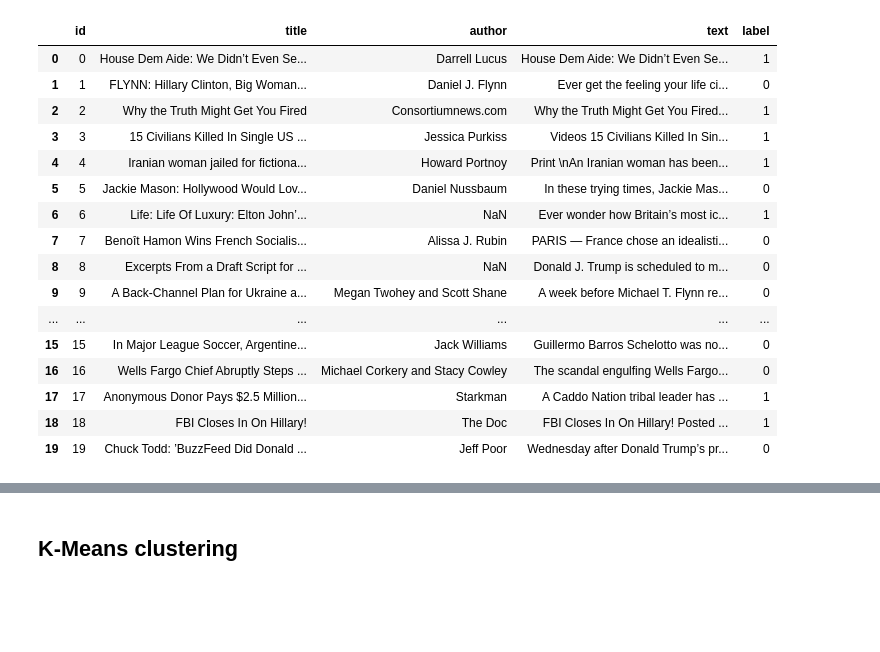
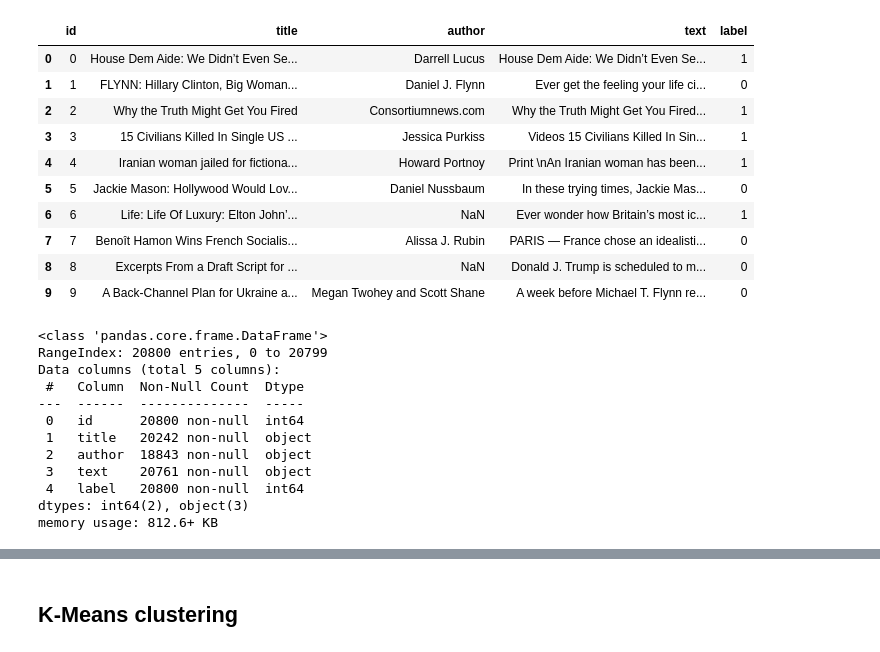
Before and after one commit to ihayet/EECS731_FakeNews_Project, a Jupyter notebook: notebooks/Kaggle_Featureextractions_clustering.ipynb, the cells around one changed output, grey strips where cells are left out. Saved outputs shown, nothing was run; the diff lists cells and outputs as text; code cells hidden in the pictures; blank space fills up the shorter version.

```diff
--- a/notebooks/Kaggle_Featureextractions_clustering.ipynb
+++ b/notebooks/Kaggle_Featureextractions_clustering.ipynb
@@ -9,21 +10,30 @@ from sklearn.neighbors import NearestNeighbors
 # %%
 dataset=pd.read_csv("../data/train.csv")
-dataset.head(20)
+dataset.head(10)
 # %% [output]
 |  | id | title | author | text | label |
 | 0 | 0 | House Dem Aide: We Didn’t Even Se... | Darrell Lucus | House Dem Aide: We Didn’t Even Se... | 1 |
 | 1 | 1 | FLYNN: Hillary Clinton, Big Woman... | Daniel J. Flynn | Ever get the feeling your life ci... | 0 |
 | 2 | 2 | Why the Truth Might Get You Fired | Consortiumnews.com | Why the Truth Might Get You Fired... | 1 |
 | 3 | 3 | 15 Civilians Killed In Single US ... | Jessica Purkiss | Videos 15 Civilians Killed In Sin... | 1 |
 | 4 | 4 | Iranian woman jailed for fictiona... | Howard Portnoy | Print \nAn Iranian woman has been... | 1 |
 | 5 | 5 | Jackie Mason: Hollywood Would Lov... | Daniel Nussbaum | In these trying times, Jackie Mas... | 0 |
 | 6 | 6 | Life: Life Of Luxury: Elton John’... | NaN | Ever wonder how Britain’s most ic... | 1 |
 | 7 | 7 | Benoît Hamon Wins French Socialis... | Alissa J. Rubin | PARIS — France chose an idealisti... | 0 |
 | 8 | 8 | Excerpts From a Draft Script for ... | NaN | Donald J. Trump is scheduled to m... | 0 |
 | 9 | 9 | A Back-Channel Plan for Ukraine a... | Megan Twohey and Scott Shane | A week before Michael T. Flynn re... | 0 |
-| ... | ... | ... | ... | ... | ... |
-| 15 | 15 | In Major League Soccer, Argentine... | Jack Williams | Guillermo Barros Schelotto was no... | 0 |
-| 16 | 16 | Wells Fargo Chief Abruptly Steps ... | Michael Corkery and Stacy Cowley | The scandal engulfing Wells Fargo... | 0 |
-| 17 | 17 | Anonymous Donor Pays $2.5 Million... | Starkman | A Caddo Nation tribal leader has ... | 1 |
-| 18 | 18 | FBI Closes In On Hillary! | The Doc | FBI Closes In On Hillary! Posted ... | 1 |
-| 19 | 19 | Chuck Todd: ’BuzzFeed Did Donald ... | Jeff Poor | Wednesday after Donald Trump’s pr... | 0 |
+# %%
+dataset.info()
+# %% [output]
+<class 'pandas.core.frame.DataFrame'>
+RangeIndex: 20800 entries, 0 to 20799
+Data columns (total 5 columns):
+ #   Column  Non-Null Count  Dtype
+---  ------  --------------  -----
+ 0   id      20800 non-null  int64
+ 1   title   20242 non-null  object
+ 2   author  18843 non-null  object
+ 3   text    20761 non-null  object
+ 4   label   20800 non-null  int64
+dtypes: int64(2), object(3)
+memory usage: 812.6+ KB
```
Also changed, not shown: parts of 34 cells of this notebook.
